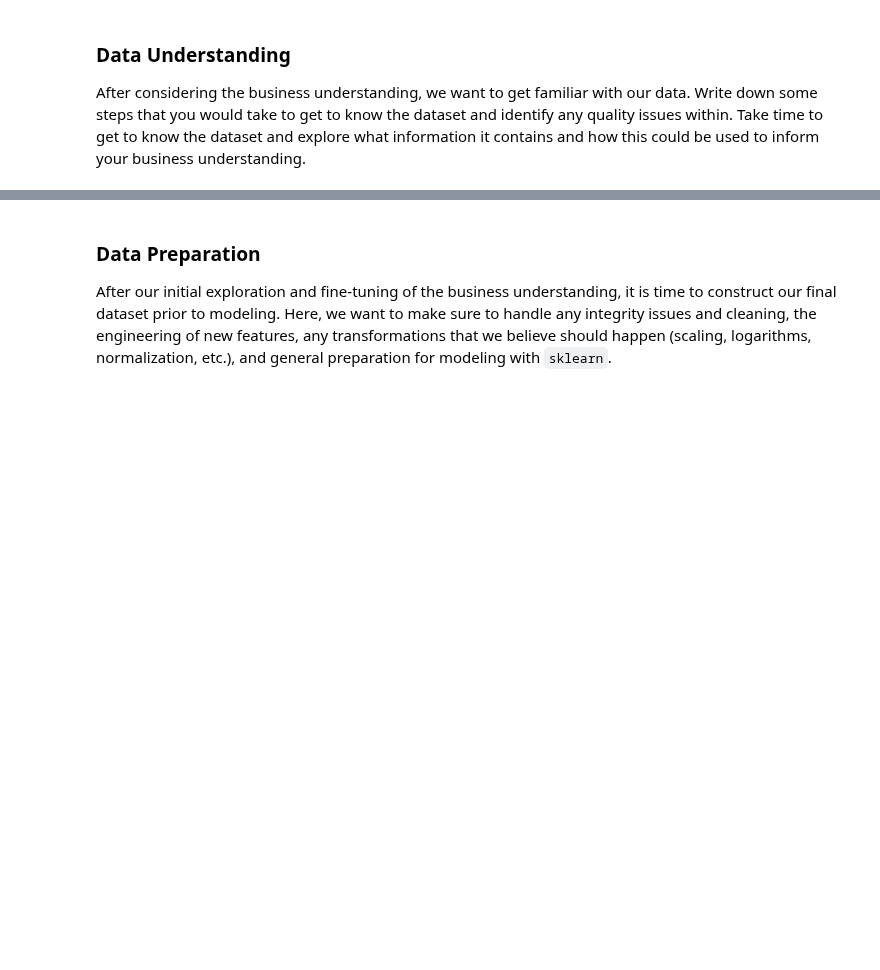
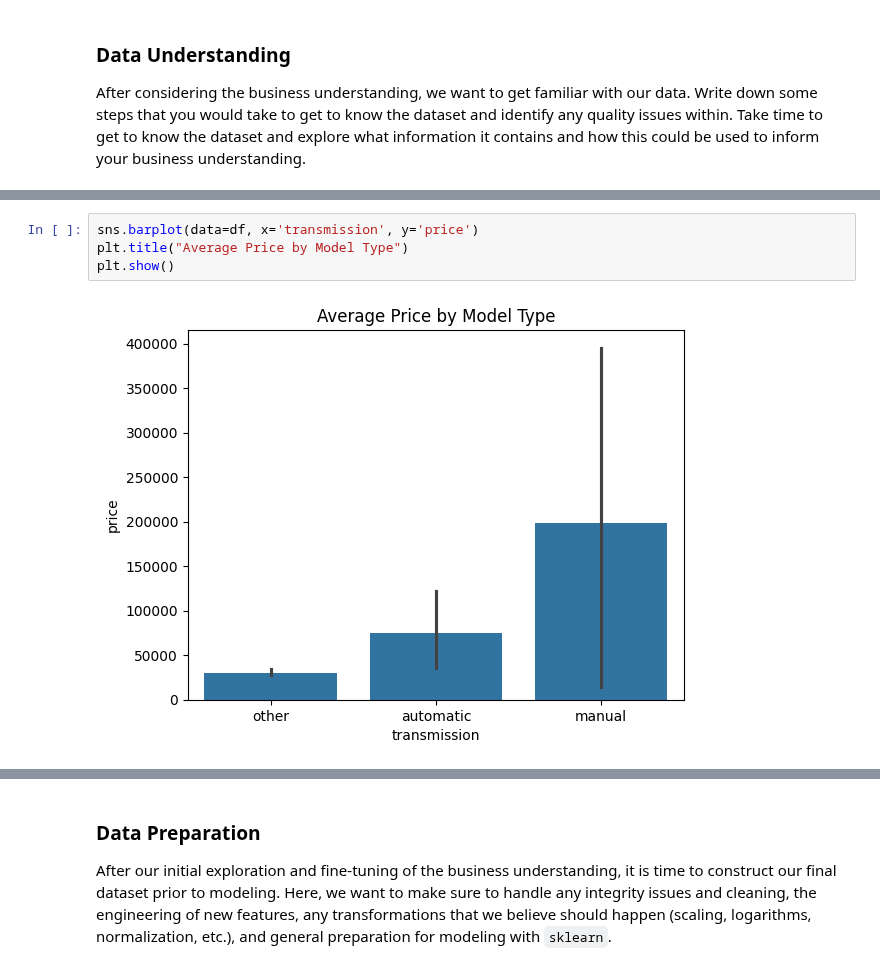
Before and after one commit to RichArden1900/Practical-Application-II-Assignment-11.1, a Jupyter notebook: prompt_II.ipynb, the cells around one changed output, grey strips where cells are left out. Saved outputs shown, nothing was run; the diff lists cells and outputs as text; blank space fills up the shorter version.

```diff
--- a/prompt_II.ipynb
+++ b/prompt_II.ipynb
@@ -40,0 +90,6 @@ After considering the business understanding, we want to get familiar with our d
+# %%
+sns.barplot(data=df, x='transmission', y='price')
+plt.title("Average Price by Model Type")
+plt.show()
+# %% [output]
+[figure, added]
```
Also changed, not shown: parts of 14 cells of this notebook.
